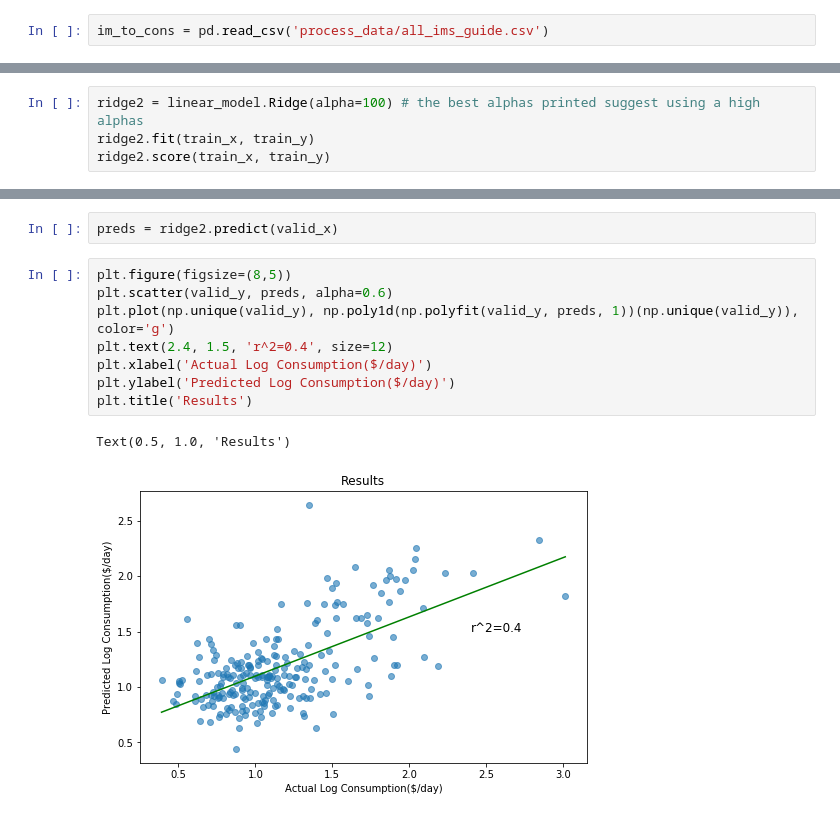
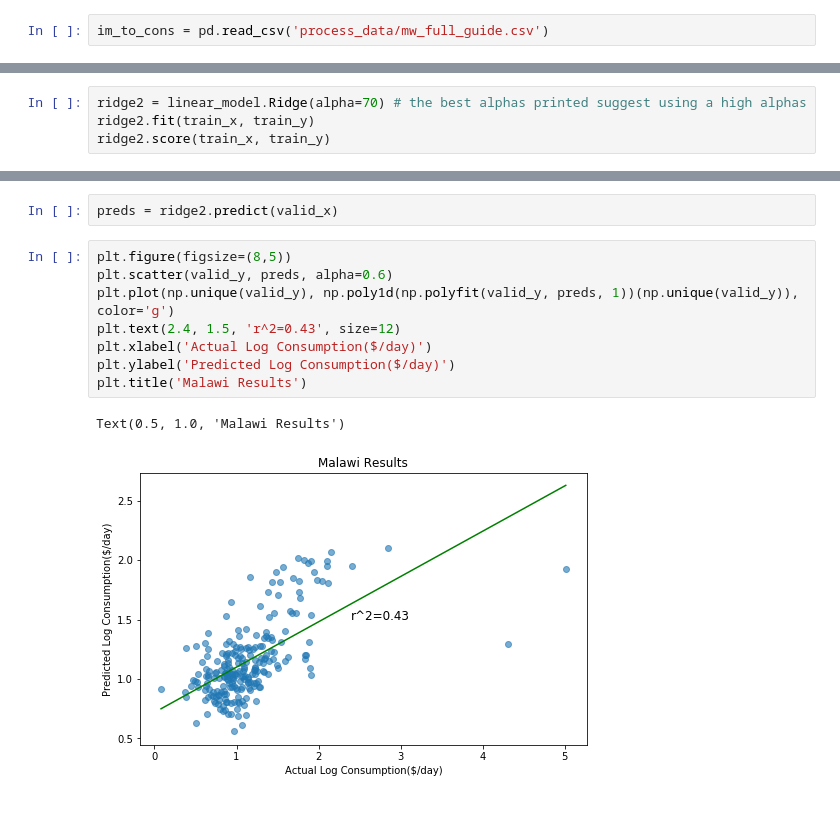
Before and after one commit to jmathur25/predicting-poverty-replication, a Jupyter notebook: use_trained_model.ipynb, the cells around one changed output, grey strips where cells are left out. Saved outputs shown, nothing was run; the diff lists cells and outputs as text.

Commit message:
restructured files and made sure bug fix maintains results.

```diff
--- a/use_trained_model.ipynb
+++ b/use_trained_model.ipynb
@@ -5,7 +5,7 @@ import pandas as pd
 import numpy as np
 import os
 # %%
-im_to_cons = pd.read_csv('process_data/all_ims_guide.csv')
+im_to_cons = pd.read_csv('process_data/mw_full_guide.csv')
 # %%
 im_to_cons.head()
 # %% [output]
@@ -382,7 +383,7 @@ ridge.alpha
 # %% [output]
 1.0
 # %%
-ridge2 = linear_model.Ridge(alpha=100) # the best alphas printed suggest using a high alphas
+ridge2 = linear_model.Ridge(alpha=70) # the best alphas printed suggest using a high alphas
 ridge2.fit(train_x, train_y)
 ridge2.score(train_x, train_y)
 # %% [output]
@@ -403,11 +404,11 @@ preds = ridge2.predict(valid_x)
 # %%
 plt.figure(figsize=(8,5))
 plt.scatter(valid_y, preds, alpha=0.6)
 plt.plot(np.unique(valid_y), np.poly1d(np.polyfit(valid_y, preds, 1))(np.unique(valid_y)), color='g')
-plt.text(2.4, 1.5, 'r^2=0.4', size=12)
+plt.text(2.4, 1.5, 'r^2=0.43', size=12)
 plt.xlabel('Actual Log Consumption($/day)')
 plt.ylabel('Predicted Log Consumption($/day)')
-plt.title('Results')
+plt.title('Malawi Results')
 # %% [output]
-Text(0.5, 1.0, 'Results')
+Text(0.5, 1.0, 'Malawi Results')
-[figure, old version]
+[figure, new version]
```
Also changed, not shown: parts of 17 cells of this notebook, 11 other files.
